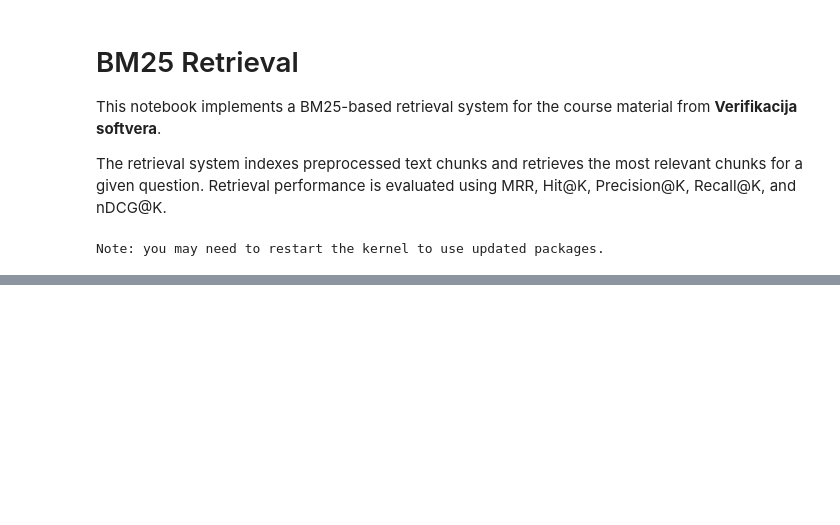
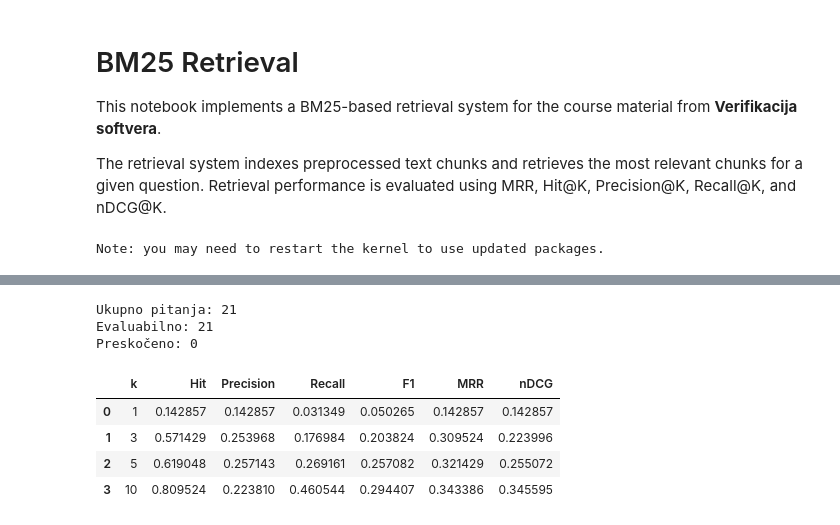
Before and after one commit to anjaanjaa10/Student-Question-Answering-from-Course-Materials, a Jupyter notebook: 05_bm25_retrieval.ipynb, the cells around one changed output, grey strips where cells are left out. Cells and saved outputs as stored; diff of their text form; code cells hidden in the pictures; blank space fills up the shorter version.

```diff
--- a/05_bm25_retrieval.ipynb
+++ b/05_bm25_retrieval.ipynb
@@ -503,0 +590,15 @@ deinstaliraće je često i nakon samo prve greške. Dodatno, negativne recenzije
+# %%
+metrics_df, per_query_metrics_df = evaluate_retriever(
+    validation_data
+)
+
+metrics_df
+# %% [output]
+Ukupno pitanja: 21
+Evaluabilno: 21
+Preskočeno: 0
+|  | k | Hit | Precision | Recall | F1 | MRR | nDCG |
+| 0 | 1 | 0.142857 | 0.142857 | 0.031349 | 0.050265 | 0.142857 | 0.142857 |
+| 1 | 3 | 0.571429 | 0.253968 | 0.176984 | 0.203824 | 0.309524 | 0.223996 |
+| 2 | 5 | 0.619048 | 0.257143 | 0.269161 | 0.257082 | 0.321429 | 0.255072 |
+| 3 | 10 | 0.809524 | 0.223810 | 0.460544 | 0.294407 | 0.343386 | 0.345595 |
```
Also changed, not shown: parts of 31 cells of this notebook, 9 other files.
